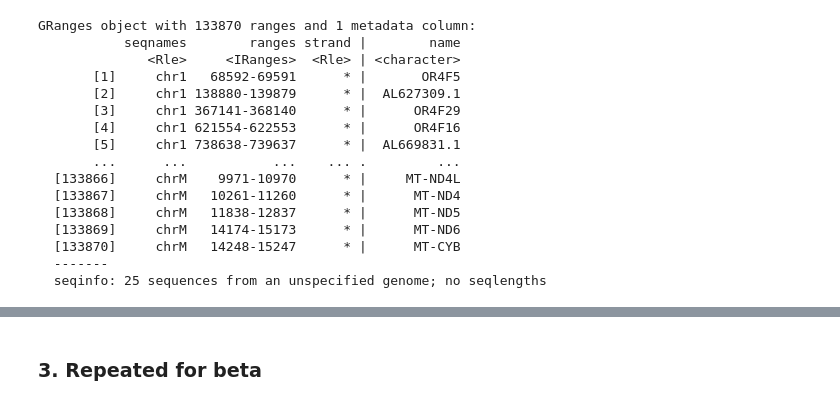
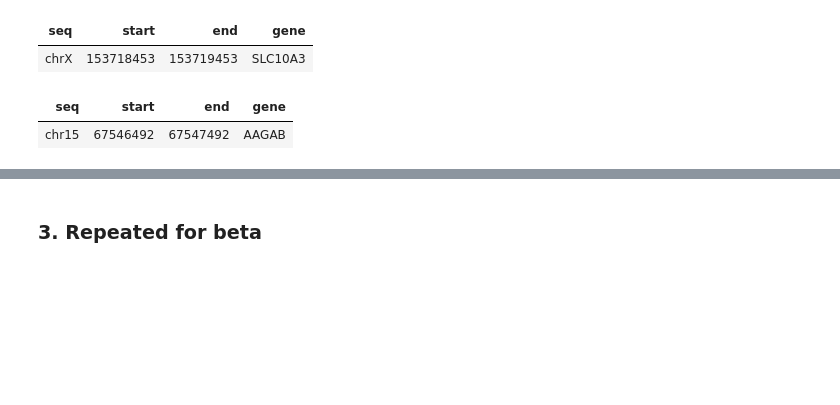
Before and after one commit to biomystery/islet_figs_motifs, a Jupyter notebook: multiple_promoter_transcript_level/summarize data at transcript level.ipynb, the cells around one changed output, grey strips where cells are left out. Saved outputs shown, nothing was run; the diff lists cells and outputs as text; code cells hidden in the pictures; blank space fills up the shorter version.

```diff
--- a/multiple_promoter_transcript_level/summarize data at transcript level.ipynb
+++ b/multiple_promoter_transcript_level/summarize data at transcript level.ipynb
@@ -3,21 +36,10 @@
+# %%
+all.transcript[133453,]
+all.transcript[42733,]
+# %% [output]
+| seq | start | end | gene |
+| chrX | 153718453 | 153719453 | SLC10A3 |
+| seq | start | end | gene |
+| chr15 | 67546492 | 67547492 | AAGAB |
 # %%
-require(rtracklayer)
-all.transcript <- import.bed('../dat/1901/gencode.v19.1kb_all_possible_transcripts.bed')
-all.transcript
+saveRDS(all.transcript,'../dat/1901/gencode.v19.1kb_all_possible_transcripts.Rds')
-# %% [output]
-GRanges object with 133870 ranges and 1 metadata column:
-           seqnames        ranges strand |        name
-              <Rle>     <IRanges>  <Rle> | <character>
-       [1]     chr1   68592-69591      * |       OR4F5
-       [2]     chr1 138880-139879      * |  AL627309.1
-       [3]     chr1 367141-368140      * |      OR4F29
-       [4]     chr1 621554-622553      * |      OR4F16
-       [5]     chr1 738638-739637      * |  AL669831.1
-       ...      ...           ...    ... .         ...
-  [133866]     chrM    9971-10970      * |     MT-ND4L
-  [133867]     chrM   10261-11260      * |      MT-ND4
-  [133868]     chrM   11838-12837      * |      MT-ND5
-  [133869]     chrM   14174-15173      * |      MT-ND6
-  [133870]     chrM   14248-15247      * |      MT-CYB
-  -------
-  seqinfo: 25 sequences from an unspecified genome; no seqlengths
```
Also changed, not shown: parts of 15 cells of this notebook, 8 other files.
